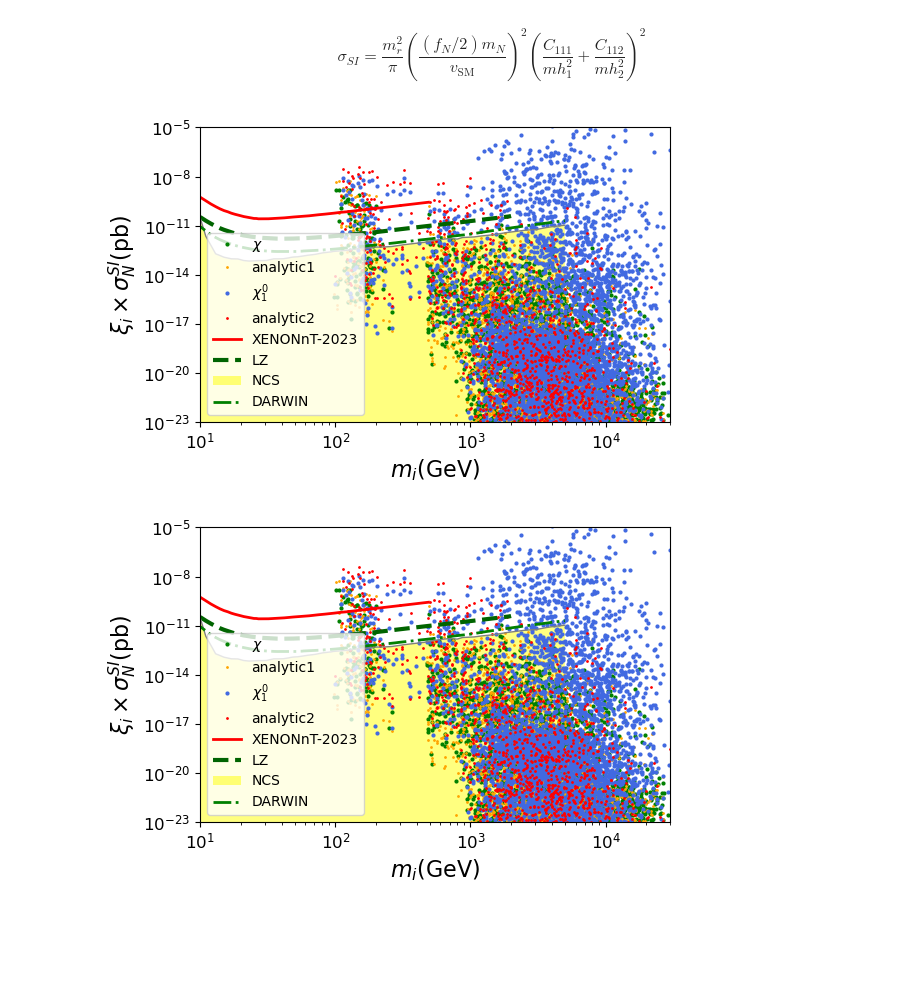
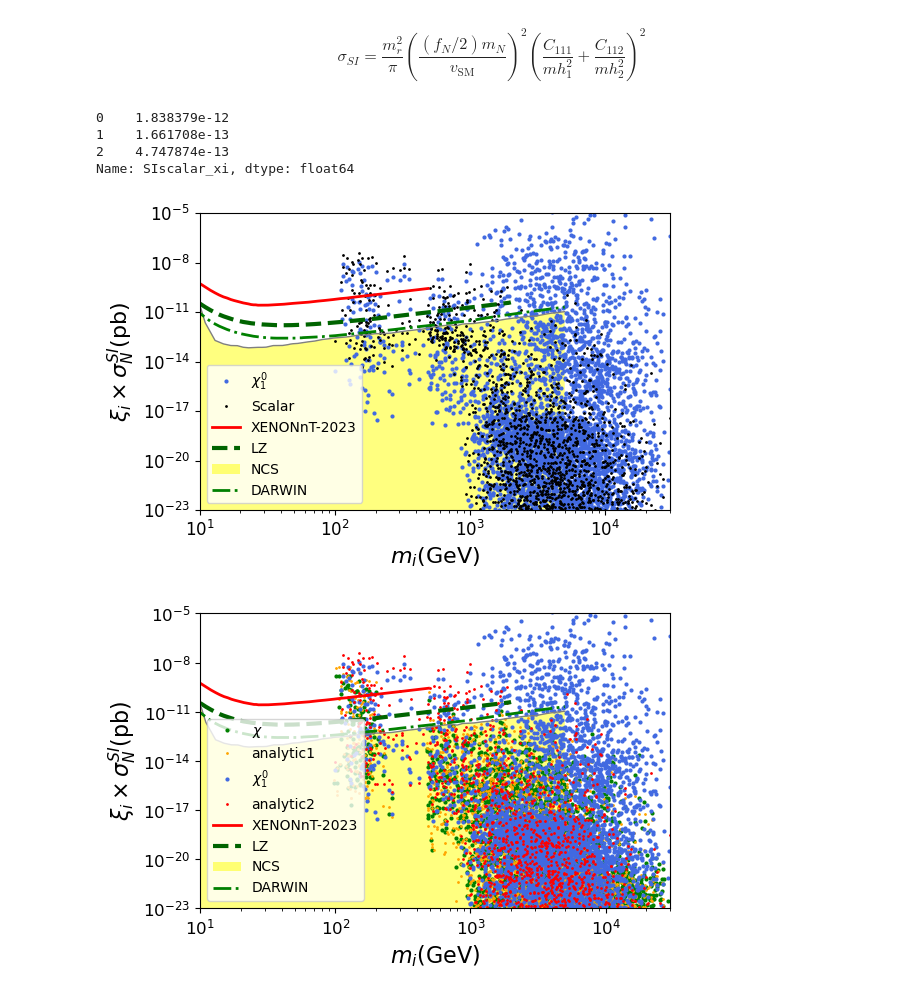
Before and after one commit to davidsuarezr/MDEO, a Jupyter notebook: random-scan-v3.ipynb, the cells around one changed output. Saved outputs shown, nothing was run; the diff lists cells and outputs as text; code cells hidden in the pictures; blank space fills up the shorter version.

```diff
--- a/random-scan-v3.ipynb
+++ b/random-scan-v3.ipynb
@@ -30,7 +30,7 @@ t1=time.time()
 
 x=[]
 
-Num = 20
+Num = 1
 
 for i in range(0,Num):
 
@@ -91,8 +91,8 @@ for i in range(0,Num):
 
     mChi = Yc*vX/np.sqrt(2.)
 
-    if mChi < MZp:
-        continue
+    '''if mChi < MZp:
+        continue'''
 
     MX1 = mChi+np.exp(np.random.uniform(np.log(1.0),np.log(1.0e3)))
     MX2 = MX1+np.exp(np.random.uniform(np.log(1.0),np.log(1.0e3)))
@@ -102,6 +102,7 @@ for i in range(0,Num):
     YX22 = np.sqrt(2.0)/vX*0.5*(MX1+MX2+gammaf*(MX2-MX1))
     YX12 = np.sqrt(2.0)/vX*0.5*gammaf*(MX2-MX1)*np.tan(2.0*thetaf)
     YX21 = YX12
+    print('MX1=',MX1,'MX2=',MX2)
 
     xdict.blocks['YXIN'].entries[1,1]='%.6E    # YX(1,1)'%YX11
     xdict.blocks['YXIN'].entries[1,2]='%.6E    # YX(1,2)'%YX12
@@ -187,8 +188,8 @@ for i in range(0,Num):
     Omega2 = eval(mo.split('Omega_2h^2=')[1].split()[0])
     #print("i=",i,"Omega1=",Omega1,"Omega2=",Omega2)
 
-    if Omega1+Omega2 > 0.1236:
-        continue
+    '''if Omega1+Omega2 > 0.1236:
+        continue'''
 
     SIN1= eval(mo.split('CDM1-nucleon cross sections[pb]:')[1].split()[7])
     SIN2= eval(mo.split('CDM2-nucleon cross sections[pb]:')[1].split()[7])
@@ -578,3 +538,14 @@ xDM['cxxh2'] = (xDM.YRC*xDM.XV12*xDM.ZH22 + xDM.YRD*xDM.XV11*xDM.ZH21)*(xDM.XU12
+# %%
+xd['gammaft'] = 1.0/np.sqrt(1.0+np.tan(2.0*xd.thetaf)**2.0)
+xd['a11'] = np.sqrt(2.0)/xd.vX*0.5*(xd.mXi_1+xd.mXi_2-xd.gammaft*(xd.mXi_2-xd.mXi_1))
+xd['a22'] = np.sqrt(2.0)/xd.vX*0.5*(xd.mXi_1+xd.mXi_2+xd.gammaft*(xd.mXi_2-xd.mXi_1))
+xd['a12'] = np.sqrt(2.0)/xd.vX*0.5*xd.gammaft*(xd.mXi_2-xd.mXi_1)*np.tan(2.0*xd.thetaf)
+xd['a21'] = xd['a12'] #wrning Signo
+# %%
+#Add vertices to the dataframe
+xd['cxxh1'] = (1./np.sqrt(2.))*(xd.ZL11*(xd.ZR11*xd.a11+xd.ZR12*xd.a12)+xd.ZL12*(xd.ZR11*xd.a21+xd.ZR12*xd.a22))*np.sin(xd.theta)
+
+xd['cxxh2'] = (1./np.sqrt(2.))*(xd.ZL11*(xd.ZR11*xd.a11+xd.ZR12*xd.a12)+xd.ZL12*(xd.ZR11*xd.a21+xd.ZR12*xd.a22))*np.cos(xd.theta)
 # %% [markdown]
 \begin{equation}
 \sigma_{SI} =
@@ -582,17 +553,24 @@ xDM['cxxh2'] = (xDM.YRC*xDM.XV12*xDM.ZH22 + xDM.YRD*xDM.XV11*xDM.ZH21)*(xDM.XU12
 \left(\dfrac{C_{111}}{mh_1^2} + \dfrac{C_{112}}{mh_2^2} \right)^2
 \end{equation}
 # %%
-xDM['mr'] = MNp*xDM.mChi1/(MNp+xDM.mChi1)
-
-xDM['PSI_scalar'] = (xDM.mr**2/np.pi)*(MNp*fN/(2.*v))**2*( xDM.cxxh1*xDM.ZH11/(xDM.mh1**2) + xDM.cxxh2*xDM.ZH21/(xDM.mh2)**2 )**2*GeVtomin2topb
+xd['SIscalar_xi'] = (xd['mrXi_1']**2/np.pi)*(MNn*fN/(2.*v))**2*( xd.cxxh1/(xd.mh1**2) + xd.cxxh2/(xd.mh2)**2 )**2*GeVtomin2topb
+# %%
+xd['SIscalar_xi'][:3]
+# %% [output]
+0    1.838379e-12
+1    1.661708e-13
+2    4.747874e-13
+Name: SIscalar_xi, dtype: float64
 # %%
 plt.figure(figsize=(6,4))
 
-plt.loglog(xd.mChi, (xd.Omega1/Omega)*xd.SIN1, color='green', marker='o',ms=2,linestyle='', label=r'$\chi$')
-plt.loglog(xd.mChi, (xd.Omega1/Omega)*xd.SIZp_Chi, color='orange', marker='.',ms=2,linestyle='', label=r'analytic1')
+#plt.loglog(xd.mChi, (xd.Omega1/Omega)*xd.SIN1, color='green', marker='o',ms=2,linestyle='', label=r'$\chi$')
+#plt.loglog(xd.mChi, (xd.Omega1/Omega)*xd.SIZp_Chi, color='orange', marker='.',ms=2,linestyle='', label=r'analytic1')
 
 plt.loglog(xd.mXi_1, (xd.Omega2/Omega)*xd.SIN2, color='royalblue', marker='o',ms=2,linestyle='', label=r'$\chi^0_1$')
-plt.loglog(xd.mXi_1, (xd.Omega2/Omega)*xd.SIZp_Xi, color='red', marker='.',ms=2,linestyle='', label=r'analytic2')
+#plt.loglog(xd.mXi_1, (xd.Omega2/Omega)*xd.SIZp_Xi, color='red', marker='.',ms=2,linestyle='', label=r'analytic2')
+
+plt.loglog(xd.mXi_1, (xd.Omega2/Omega)*(xd.SIscalar_xi+xd.SIZp_Xi), color='black', marker='.',ms=2,linestyle='', label=r'Scalar')
 
 #plt.loglog(yd.mXi_1, (yd.Omega1/Omega)*yd.SIN2, color='black', marker='o',ms=3,linestyle='', label=r'$\Omega h^2=0.12$')
 #plt.loglog(yd.mChi, (yd.Omega2/Omega)*yd.SIN1, color='black', marker='o',ms=3,linestyle='', label=r'')
@@ -610,34 +588,34 @@ n=np.arange(10,490)
 plt.loglog(n,XENONnT(n)*1e+36,'r-',lw=2,label='XENONnT-2023')
 
 #plt LZ
 n=np.arange(10,2000)
 plt.semilogy(n,LZSI(n)*1e+36,color='darkgreen',linestyle='--',lw=3,label='LZ')
 
 #Neutrino coherent scattering
 n=np.arange(1,5.e+3,2)
 plt.loglog(n,NCS(n),color='grey',lw=1.0,label='')
 back=[]
 for i in range(0,len(n)):
     m = NCS(n[i])
     back.append(m)
 back=np.asarray(back)
 plt.fill_between(n,1.e-38,back,facecolor='yellow',alpha=0.5,label='NCS')
 
 # DARWIN SI
 n=np.arange(6,5000)
 plt.loglog(n,DARSI(n)*1e+36,color='green',linestyle='-.',lw=2,label='DARWIN')
 
 plt.xlabel(r'$m_i$(GeV)',size=16)
 plt.ylabel(r'$\xi_i\times\sigma_N^{SI}$(pb)',size=16)
 plt.legend(prop={'size':10},loc='best')
 plt.xlim(1e1,3e4)
 plt.ylim(1e-23,1e-5)
 
 plt.tight_layout()
 #plt.savefig('plots/SI.pdf')
 plt.show()
 # %% [output]
-[figure, old version]
+[figure, new version]
 # %%
 # %% [output]
 [figure]
```
Also changed, not shown: parts of 8 cells of this notebook, 2 other files.
